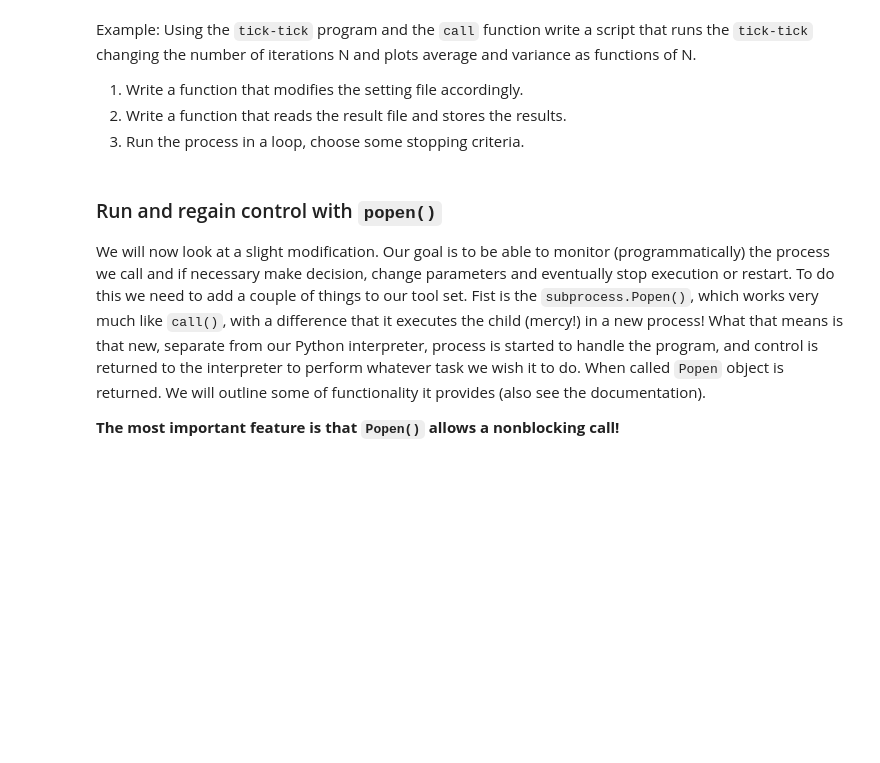
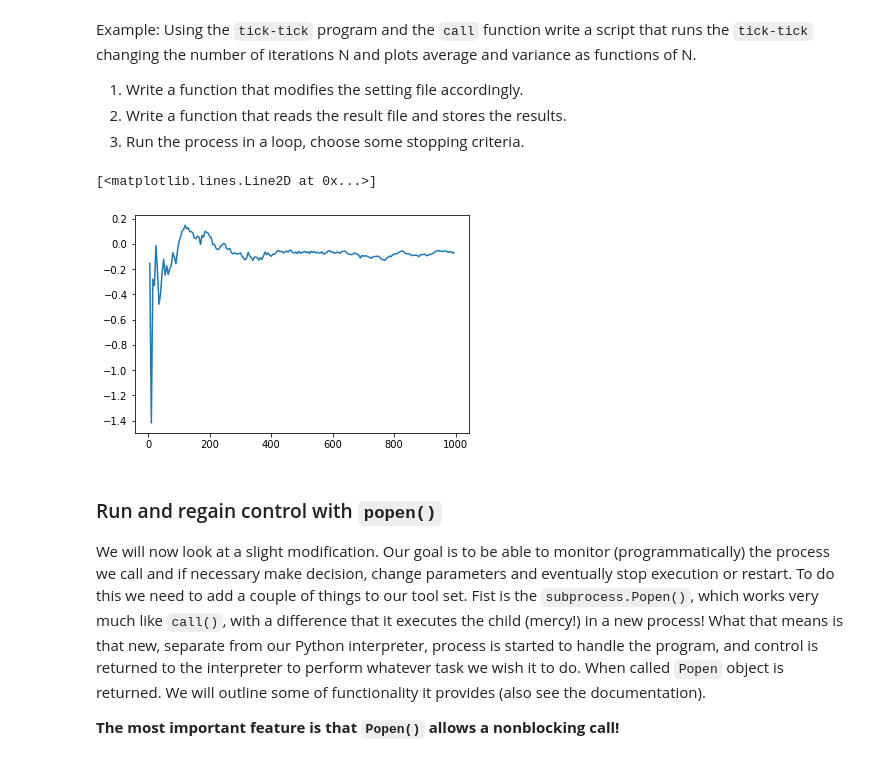
Before and after one commit to sgepner/Automate-Python, a Jupyter notebook: Lectures/Lecture4/Lecture 4.ipynb, the cells around one changed output. Drawn from its saved outputs; the diff is of its cells as text; code cells hidden in the pictures; blank space fills up the shorter version.

```diff
--- a/Lectures/Lecture4/Lecture 4.ipynb
+++ b/Lectures/Lecture4/Lecture 4.ipynb
@@ -113,11 +128,10 @@ def settfile(fname, N):
     param: fname - file to modify
     param: N - nuber of iteration do perform
     '''
-    pass
+    f = open(fname, 'w')
+    f.writelines('DT   = 0.5\n')
+    f.write('XMAX = 5.0\n')
+    f.write('XMIN = -5.0\n')
+    st =    'N    = ' + str(N) + '\n'
+    f.write(st)
+    f.close()
-# %%
-def calculate(fname):
-    '''
-    Using fname calculates average and variance
-    '''
-    avg = var = 0
-    return avg, var
@@ -131,3 +138,36 @@ while True:
+# %%
+def calculate(fname):
+    '''
+    Using fname calculates average and variance
+    '''
+    t, v = np.loadtxt(fname, comments="#", skiprows=2, usecols=(0,1), unpack=True, delimiter=',')
+    s = v.sum()
+    avg = s / len(t)
+    s = 0
+    for val in v:
+        s += (val - avg)**2
+    var = s / len(t)
+    return len(t), avg, var
+# %%
+'''
+Run the process here
+'''
+n = []
+av = []
+for N in range(5,1000,5):
+    st = 'setting'
+    settfile(st, N)
+#     print('Running for N=', N)
+    subprocess.call("tick-tick/build_debug/tick-tick --period 0 --sett setting", shell=True)
+    a, v = calculate('data.dat')
+    n.append(N)
+    av.append(a)
+#     print(a, v)
+# %%
+plt.plot(n, av)
+# %% [output]
+[<matplotlib.lines.Line2D at 0x...>]
+[figure, added]
 # %% [markdown]
 ### Run and regain control with `popen()`
 We will now look at a slight modification. Our goal is to be able to monitor (programmatically) the process we call and if necessary make decision, change parameters and eventually stop execution or restart. To do this we need to add a couple of things to our tool set. Fist is the `subprocess.Popen()`, which works very much like `call()`, with a difference that it executes the child (mercy!) in a new process! What that means is that new, separate from our Python interpreter, process is started to handle the program, and control is returned to the interpreter to perform whatever task we wish it to do. When called `Popen` object is returned. We will outline some of functionality it provides (also see the documentation).
```
Also changed, not shown: parts of 19 cells of this notebook, 5 other files.
